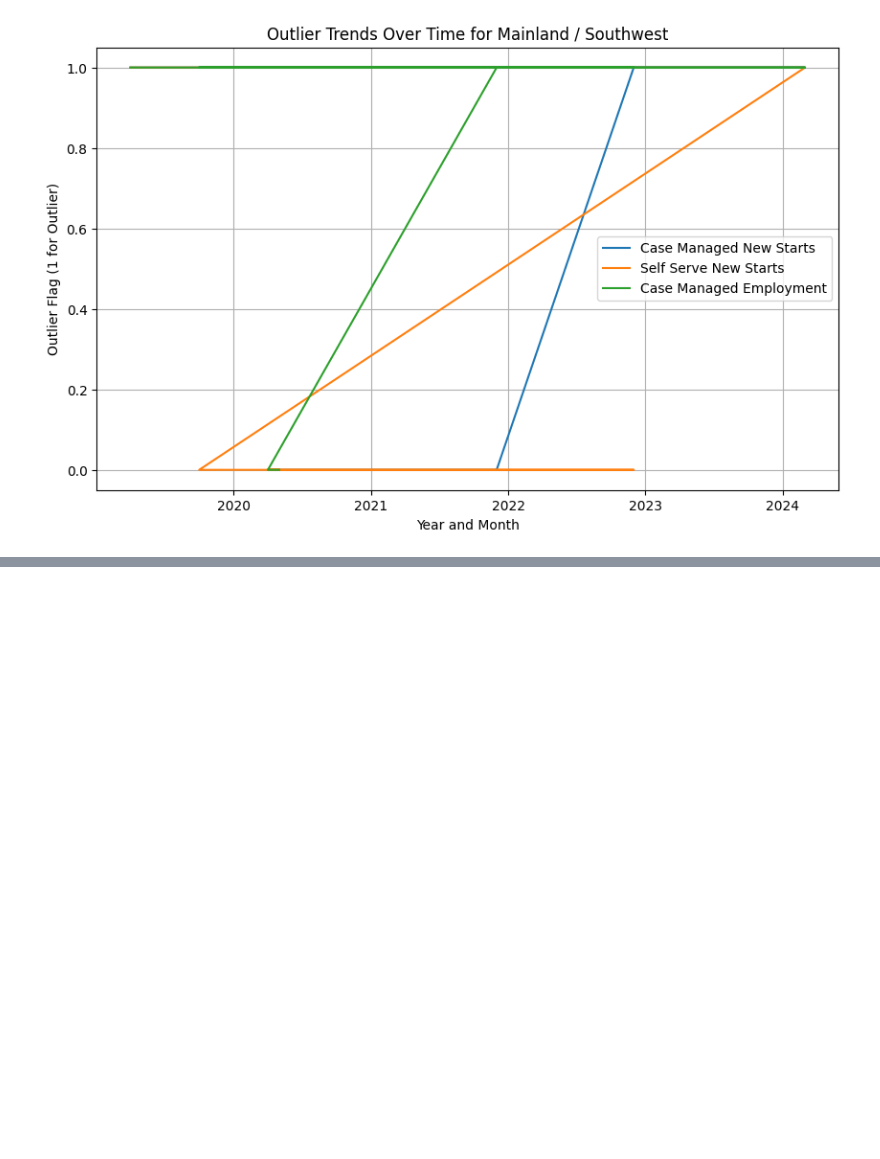
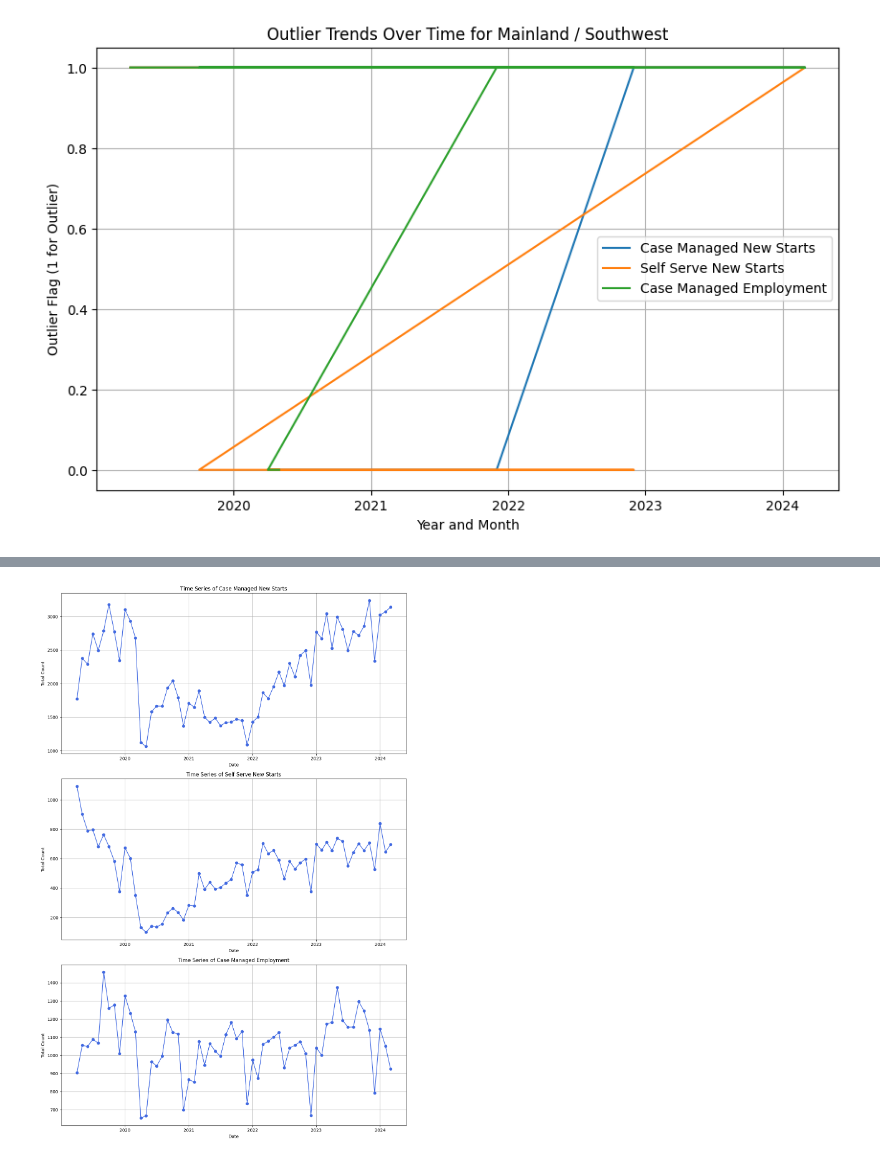
Before and after one commit to fahimalamabir/datatuneanalytics, a Jupyter notebook: WorkBC_Employment_Services_by_Region.ipynb, the cells around one changed output, grey strips where cells are left out. Saved outputs shown, nothing was run; the diff lists cells and outputs as text; code cells hidden in the pictures; blank space fills up the shorter version.

```diff
--- a/WorkBC_Employment_Services_by_Region.ipynb
+++ b/WorkBC_Employment_Services_by_Region.ipynb
@@ -367,0 +390,24 @@ plt.show()
+# %%
+# Converting 'YM' to datetime format for time series analysis
+data['Date'] = pd.to_datetime(data['YM'], format='%Y%m')
+
+# Grouping data by Date to see overall trends
+time_series_data = data.groupby('Date').sum()
+
+# Plotting time series for each metric
+fig, ax = plt.subplots(3, 1, figsize=(12, 18))
+
+metrics = ['CaseManagedNewStarts', 'SelfServeNewStarts', 'CaseManagedEmployment']
+titles = ['Time Series of Case Managed New Starts', 'Time Series of Self Serve New Starts', 'Time Series of Case Managed Employment']
+
+for i, metric in enumerate(metrics):
+    ax[i].plot(time_series_data.index, time_series_data[metric], marker='o', linestyle='-', color='royalblue')
+    ax[i].set_title(titles[i])
+    ax[i].set_xlabel('Date')
+    ax[i].set_ylabel('Total Count')
+    ax[i].grid(True)
+
+plt.tight_layout()
+plt.show()
+# %% [output]
+[figure, added]
```
Also changed, not shown: parts of 5 cells of this notebook.
